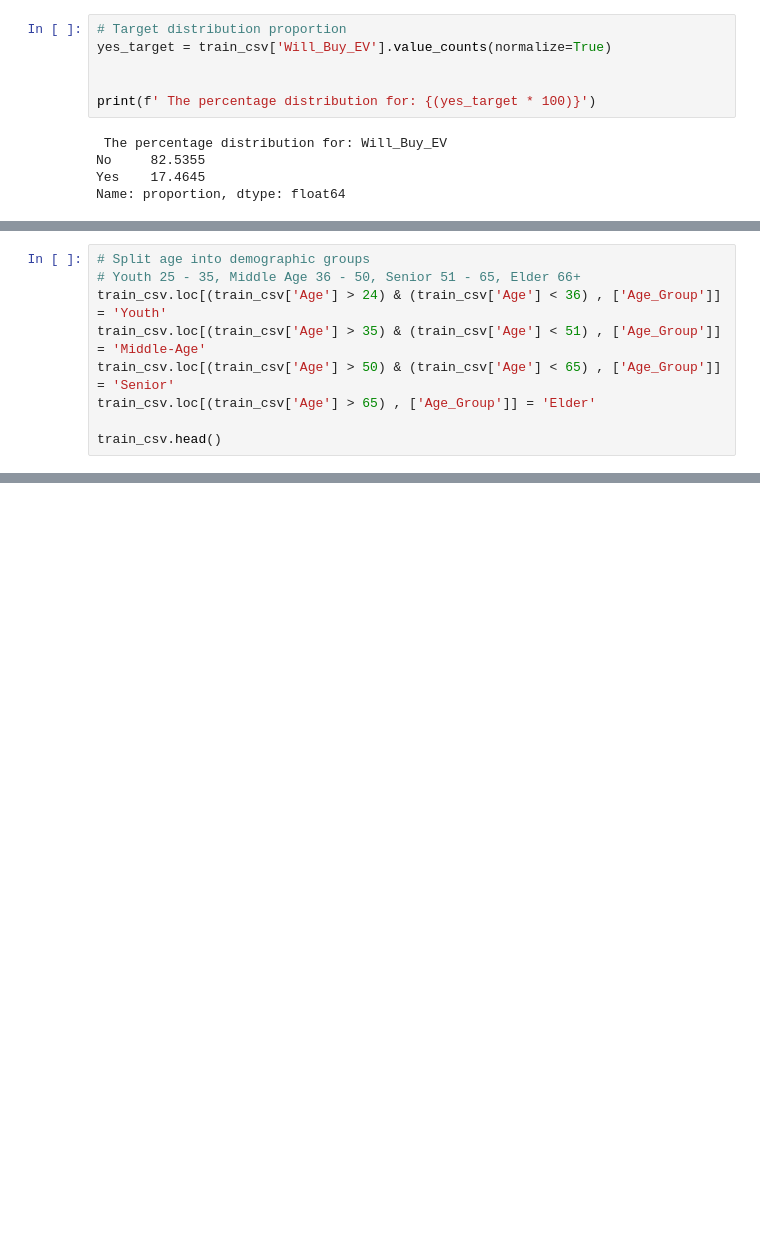
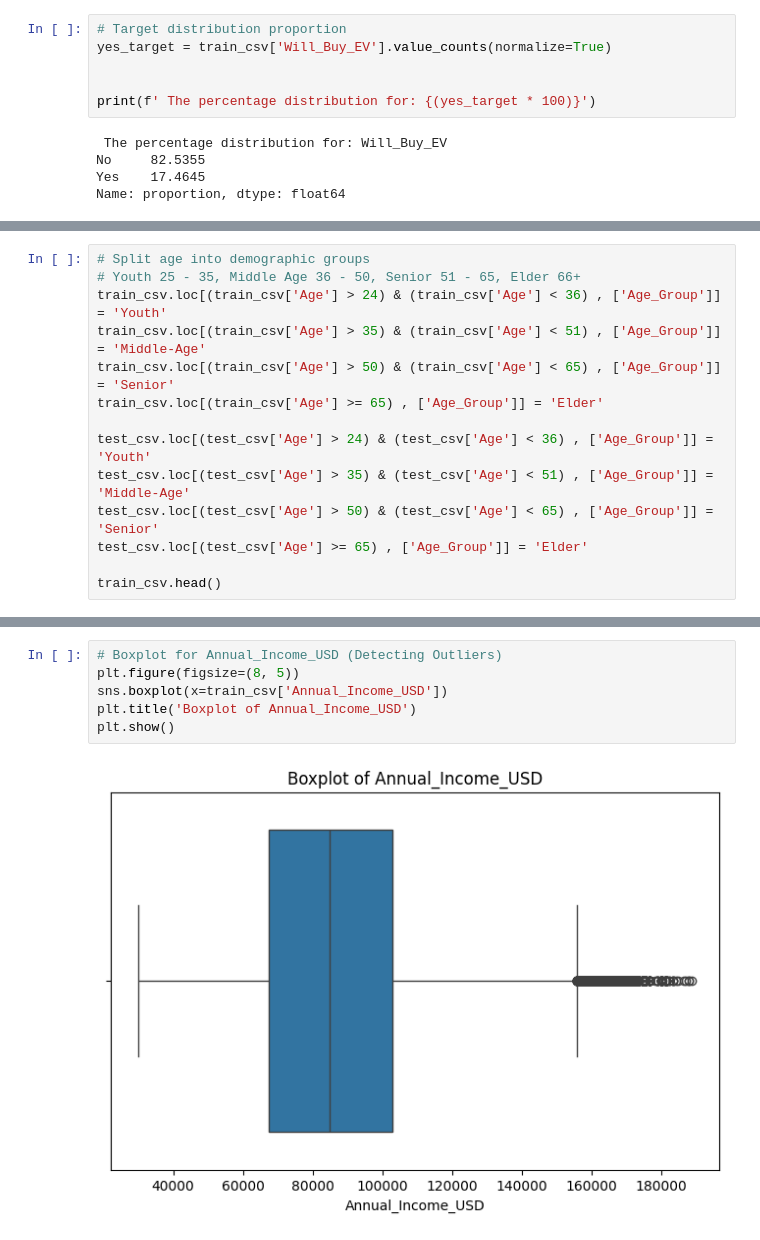
Before and after one commit to ArnoldG8/Predicting_EV_Purchases_Kaggle, a Jupyter notebook: arnold-aijuka-predicting-electric-vehicle-purchase.ipynb, the cells around one changed output, grey strips where cells are left out. Cells and saved outputs as stored; diff of their text form; blank space fills up the shorter version.

```diff
--- a/arnold-aijuka-predicting-electric-vehicle-purchase.ipynb
+++ b/arnold-aijuka-predicting-electric-vehicle-purchase.ipynb
@@ -93,7 +126,12 @@ Name: Yearly_Income_to_Vehicle_Ratio, Length: 668665, dtype: float64
 train_csv.loc[(train_csv['Age'] > 24) & (train_csv['Age'] < 36) , ['Age_Group']] = 'Youth'
 train_csv.loc[(train_csv['Age'] > 35) & (train_csv['Age'] < 51) , ['Age_Group']] = 'Middle-Age'
 train_csv.loc[(train_csv['Age'] > 50) & (train_csv['Age'] < 65) , ['Age_Group']] = 'Senior'
-train_csv.loc[(train_csv['Age'] > 65) , ['Age_Group']] = 'Elder'
+train_csv.loc[(train_csv['Age'] >= 65) , ['Age_Group']] = 'Elder'
+
+test_csv.loc[(test_csv['Age'] > 24) & (test_csv['Age'] < 36) , ['Age_Group']] = 'Youth'
+test_csv.loc[(test_csv['Age'] > 35) & (test_csv['Age'] < 51) , ['Age_Group']] = 'Middle-Age'
+test_csv.loc[(test_csv['Age'] > 50) & (test_csv['Age'] < 65) , ['Age_Group']] = 'Senior'
+test_csv.loc[(test_csv['Age'] >= 65) , ['Age_Group']] = 'Elder'
 
 train_csv.head()
 # %% [output]
@@ -115,3 +153,11 @@ train_csv.head()
 | 2 | 2 | 26 | 94389.0 | 36.8 | 1 | 8 | ... |
 | 3 | 3 | 66 | 73580.0 | 23.7 | 2 | 6 | ... |
 | 4 | 4 | 54 | 57898.0 | 50.8 | 1 | 2 | ... |
+# %%
+# Boxplot for Annual_Income_USD (Detecting Outliers)
+plt.figure(figsize=(8, 5))
+sns.boxplot(x=train_csv['Annual_Income_USD'])
+plt.title('Boxplot of Annual_Income_USD')
+plt.show()
+# %% [output]
+[figure, added]
```
Also changed, not shown: parts of 11 cells of this notebook.
